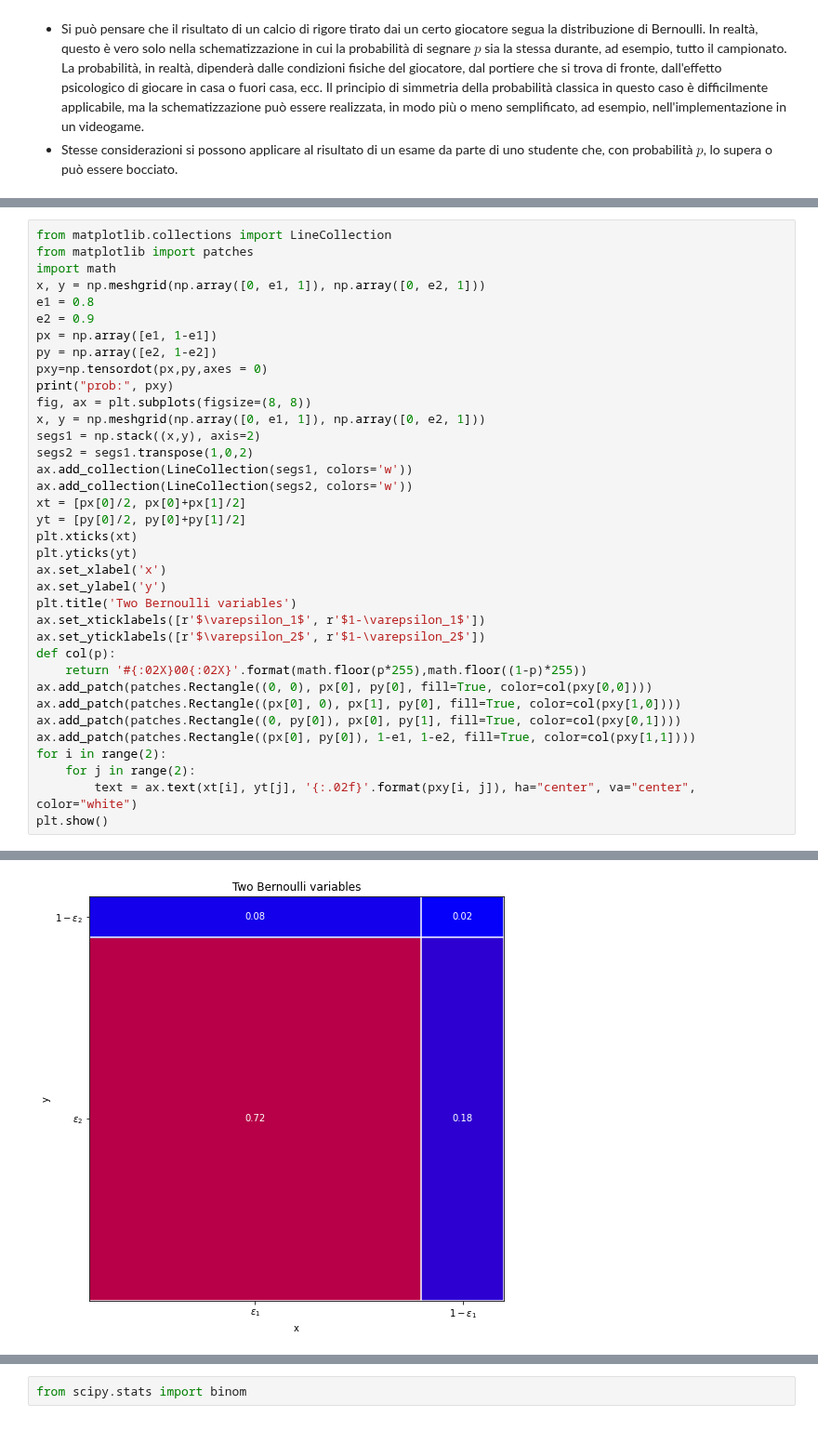
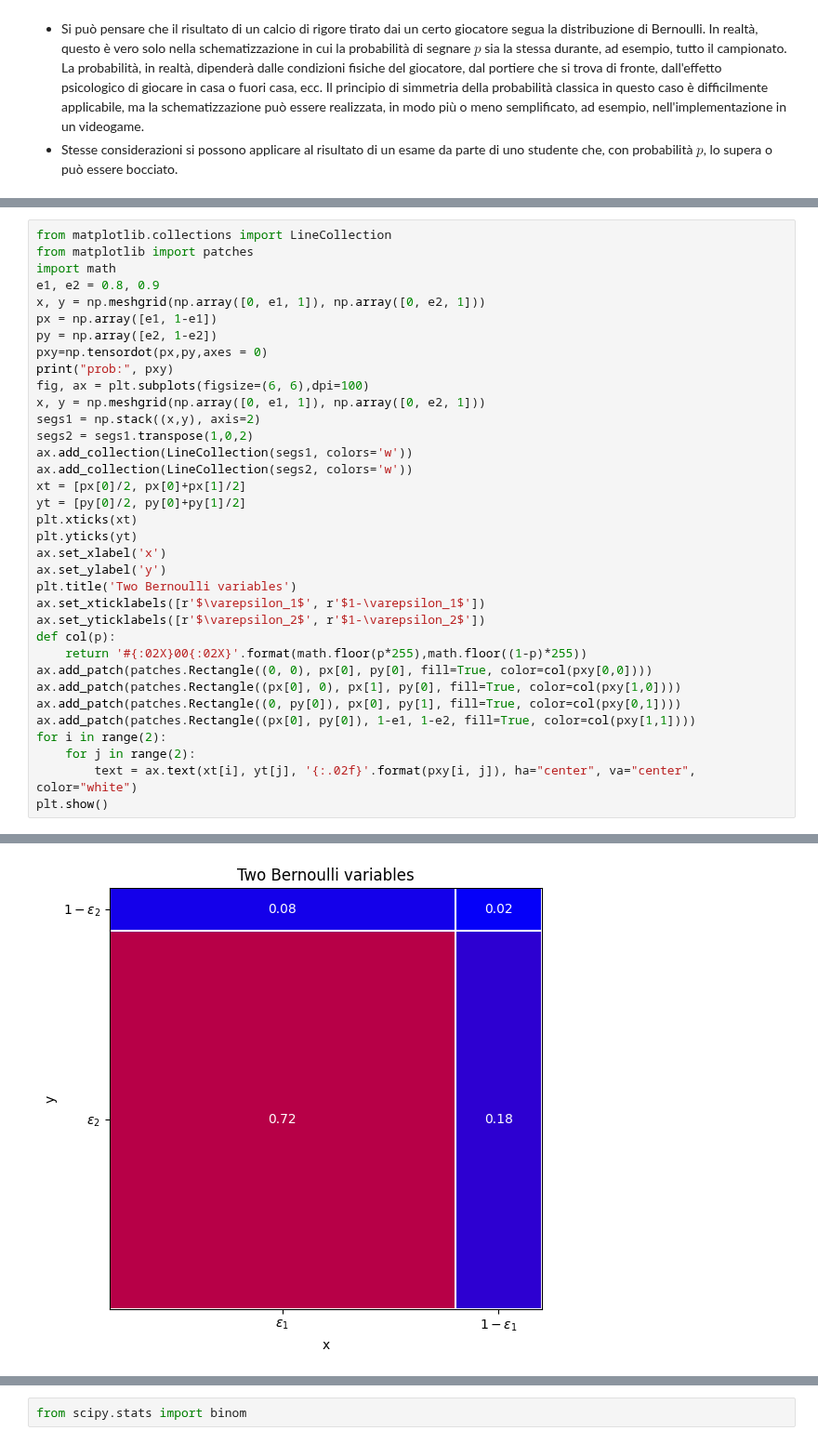
Before and after one commit to lucalista/analisi-dati-2021, a Jupyter notebook: 04.02.00__Alcune_distribuzioni_discrete.ipynb, the cells around one changed output, grey strips where cells are left out. Shown at 93% size. Drawn from its saved outputs; the diff is of its cells as text.

```diff
--- a/04.02.00__Alcune_distribuzioni_discrete.ipynb
+++ b/04.02.00__Alcune_distribuzioni_discrete.ipynb
@@ -105,42 +105,41 @@ Questo si può applicare a diversi esempio:
 from matplotlib.collections import LineCollection
 from matplotlib import patches
 import math
+e1, e2 = 0.8, 0.9
 x, y = np.meshgrid(np.array([0, e1, 1]), np.array([0, e2, 1]))
-e1 = 0.8
-e2 = 0.9
 px = np.array([e1, 1-e1])
 py = np.array([e2, 1-e2])
 pxy=np.tensordot(px,py,axes = 0)
 print("prob:", pxy)
-fig, ax = plt.subplots(figsize=(8, 8))
+fig, ax = plt.subplots(figsize=(6, 6),dpi=100)
 x, y = np.meshgrid(np.array([0, e1, 1]), np.array([0, e2, 1]))
 segs1 = np.stack((x,y), axis=2)
 segs2 = segs1.transpose(1,0,2)
 ax.add_collection(LineCollection(segs1, colors='w'))
 ax.add_collection(LineCollection(segs2, colors='w'))
 xt = [px[0]/2, px[0]+px[1]/2]
 yt = [py[0]/2, py[0]+py[1]/2]
 plt.xticks(xt)
 plt.yticks(yt)
 ax.set_xlabel('x')
 ax.set_ylabel('y')
 plt.title('Two Bernoulli variables')
 ax.set_xticklabels([r'$\varepsilon_1$', r'$1-\varepsilon_1$'])
 ax.set_yticklabels([r'$\varepsilon_2$', r'$1-\varepsilon_2$'])
 def col(p):
     return '#{:02X}00{:02X}'.format(math.floor(p*255),math.floor((1-p)*255))
 ax.add_patch(patches.Rectangle((0, 0), px[0], py[0], fill=True, color=col(pxy[0,0])))
 ax.add_patch(patches.Rectangle((px[0], 0), px[1], py[0], fill=True, color=col(pxy[1,0])))
 ax.add_patch(patches.Rectangle((0, py[0]), px[0], py[1], fill=True, color=col(pxy[0,1])))
 ax.add_patch(patches.Rectangle((px[0], py[0]), 1-e1, 1-e2, fill=True, color=col(pxy[1,1])))
 for i in range(2):
     for j in range(2):
         text = ax.text(xt[i], yt[j], '{:.02f}'.format(pxy[i, j]), ha="center", va="center", color="white")
 plt.show()
 # %% [output]
 prob: [[0.72 0.08]
  [0.18 0.02]]
-[figure, old version]
+[figure, new version]
 # %% [markdown]
 # Processo Binomiale
 
```
Also changed, not shown: parts of 1 cell of this notebook.
